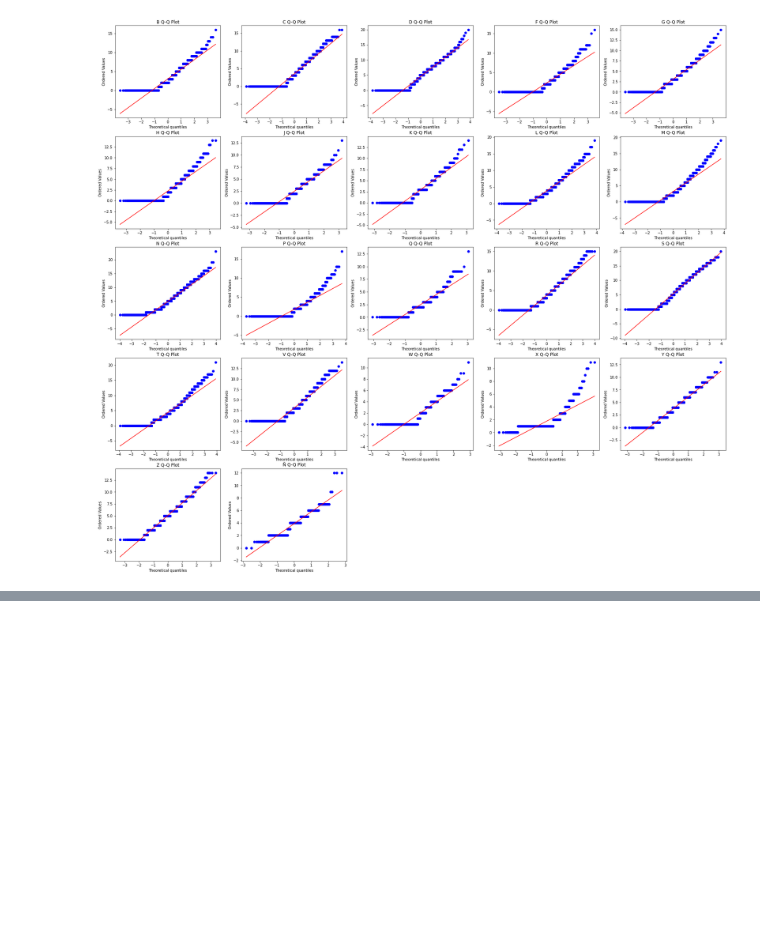
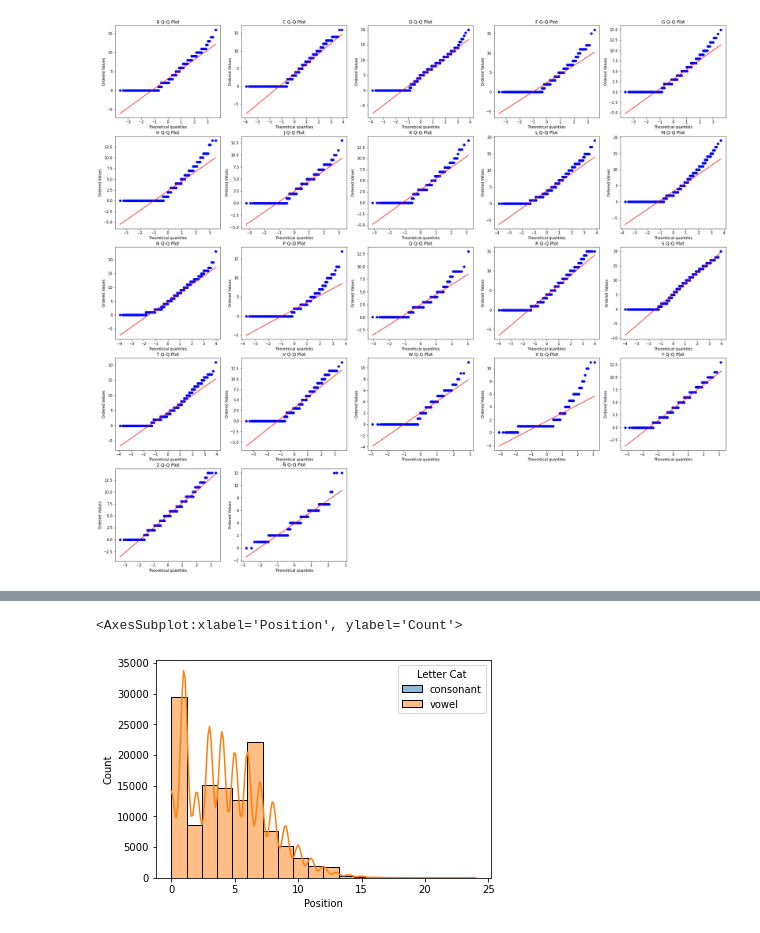
Before and after one commit to valenrami5/__valen__, a Jupyter notebook: hypothesis_testing.ipynb, the cells around one changed output, grey strips where cells are left out. Drawn from its saved outputs; the diff is of its cells as text; code cells hidden in the pictures; blank space fills up the shorter version.

```diff
--- a/hypothesis_testing.ipynb
+++ b/hypothesis_testing.ipynb
@@ -225,0 +302,5 @@ array(['b', 'c', 'd', 'f', 'g', 'h', 'j', 'k', 'l', 'm', 'n', 'p', 'q',
+# %%
+sns.histplot(df_letters_position, x=df_letters_position['Position'][df_letters_position['Letter Cat']== 'vowel'], hue="Letter Cat", kde=True, bins=20)
+# %% [output]
+<AxesSubplot:xlabel='Position', ylabel='Count'>
+[figure, added]
```
Also changed, not shown: parts of 12 cells of this notebook.
